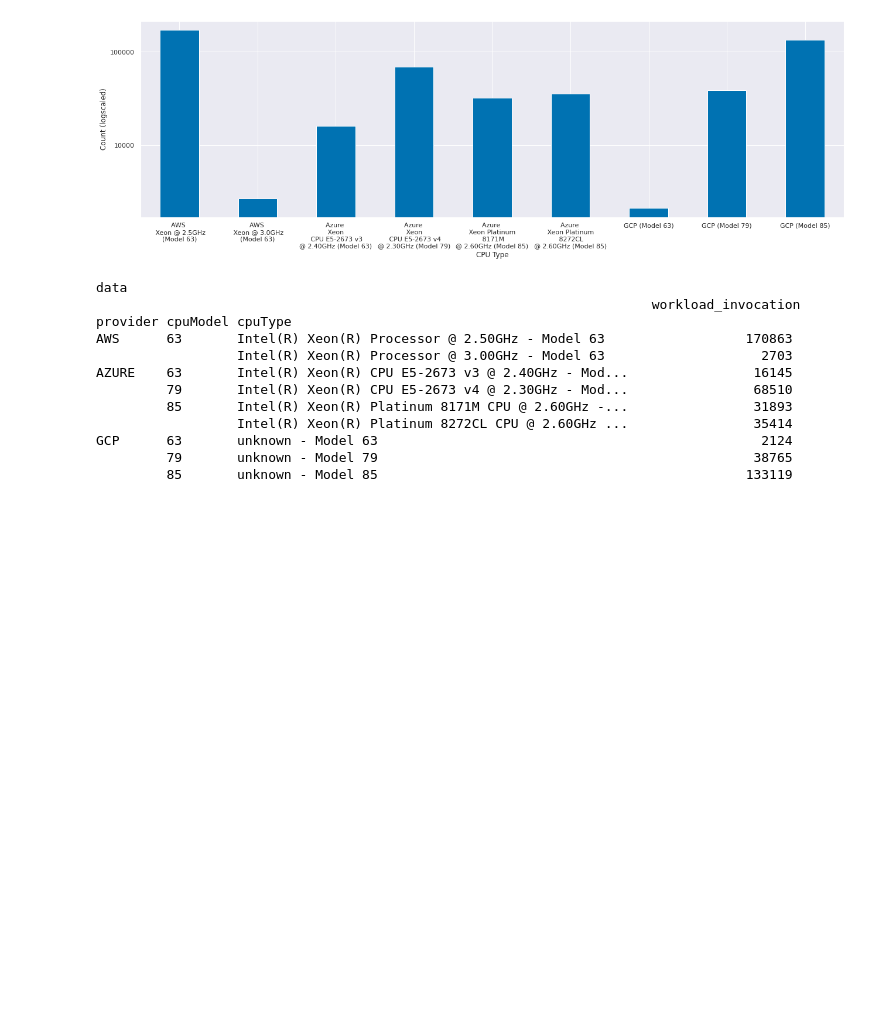
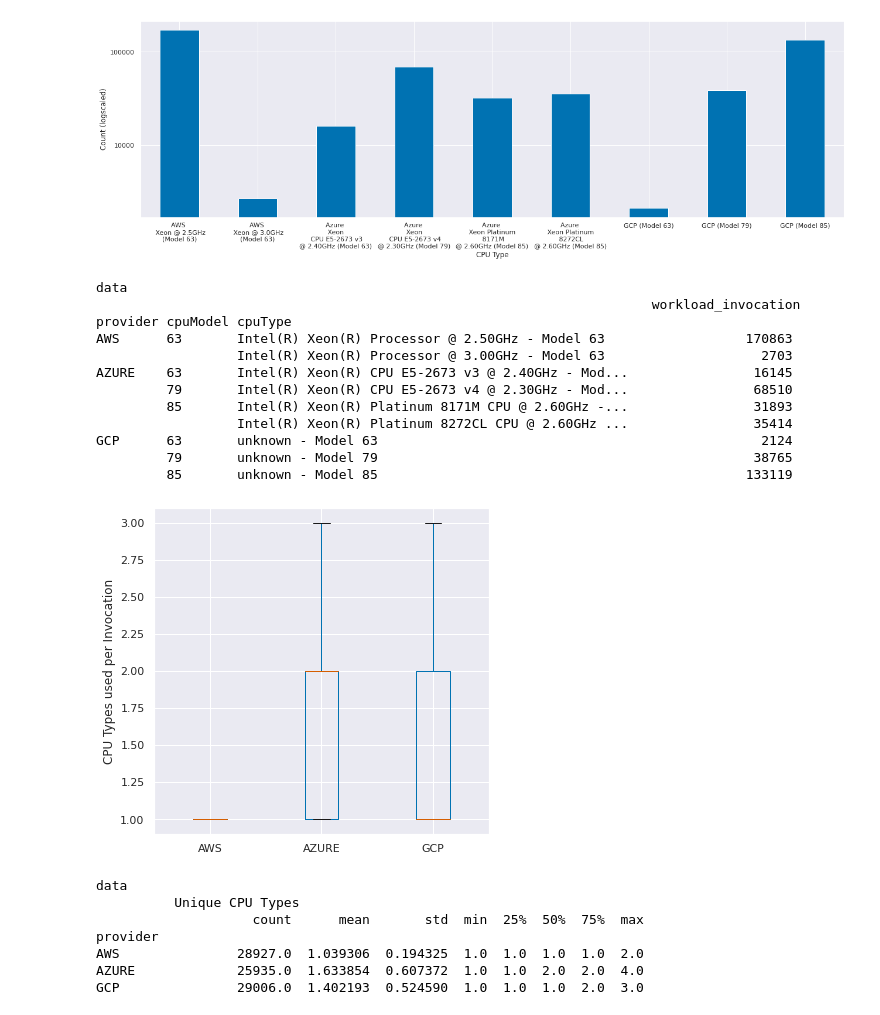
Before and after one commit to l8518/geot-faas, a Jupyter notebook: 020_provider_analysis_instances.ipynb, the cells around one changed output. Cells and saved outputs as stored; diff of their text form; code cells hidden in the pictures; blank space fills up the shorter version.

```diff
--- a/020_provider_analysis_instances.ipynb
+++ b/020_provider_analysis_instances.ipynb
@@ -89,3 +89,20 @@ AZURE    63       Intel(R) Xeon(R) CPU E5-2673 v3 @ 2.40GHz - Mod...
 GCP      63       unknown - Model 63                                                 2124
          79       unknown - Model 79                                                38765
          85       unknown - Model 85                                               133119
+# %%
+cpu_count_df = df.groupby(['measure group', 'provider', 'region', 'driver_invocation'], observed=True)['cpuType'].nunique().reset_index(name='Unique CPU Types')
+
+fig, axes = plt.subplots(figsize=(6,6))
+
+bxdf = cpu_count_df.groupby(['provider'])
+utils.boxplot(axes, bxdf, "CPU Types used per Invocation", utils.tick_get_1st)
+utils.plot('pa_instance_cpus_types_per_invocation', data=bxdf.describe())
+# %% [output]
+[figure, added]
+data
+          Unique CPU Types
+                    count      mean       std  min  25%  50%  75%  max
+provider
+AWS               28927.0  1.039306  0.194325  1.0  1.0  1.0  1.0  2.0
+AZURE             25935.0  1.633854  0.607372  1.0  1.0  2.0  2.0  4.0
+GCP               29006.0  1.402193  0.524590  1.0  1.0  1.0  2.0  3.0
```
Also changed, not shown: 5 other files.
